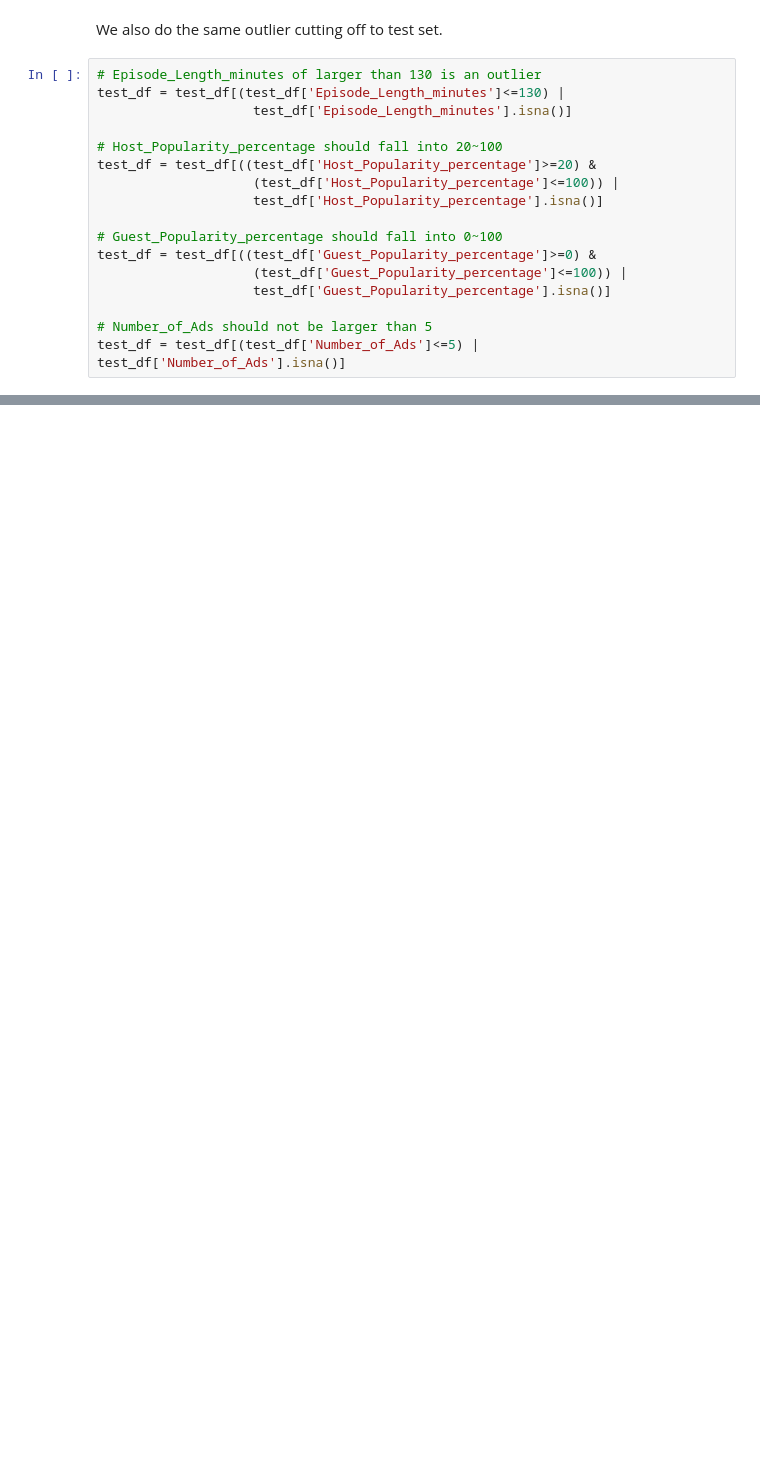
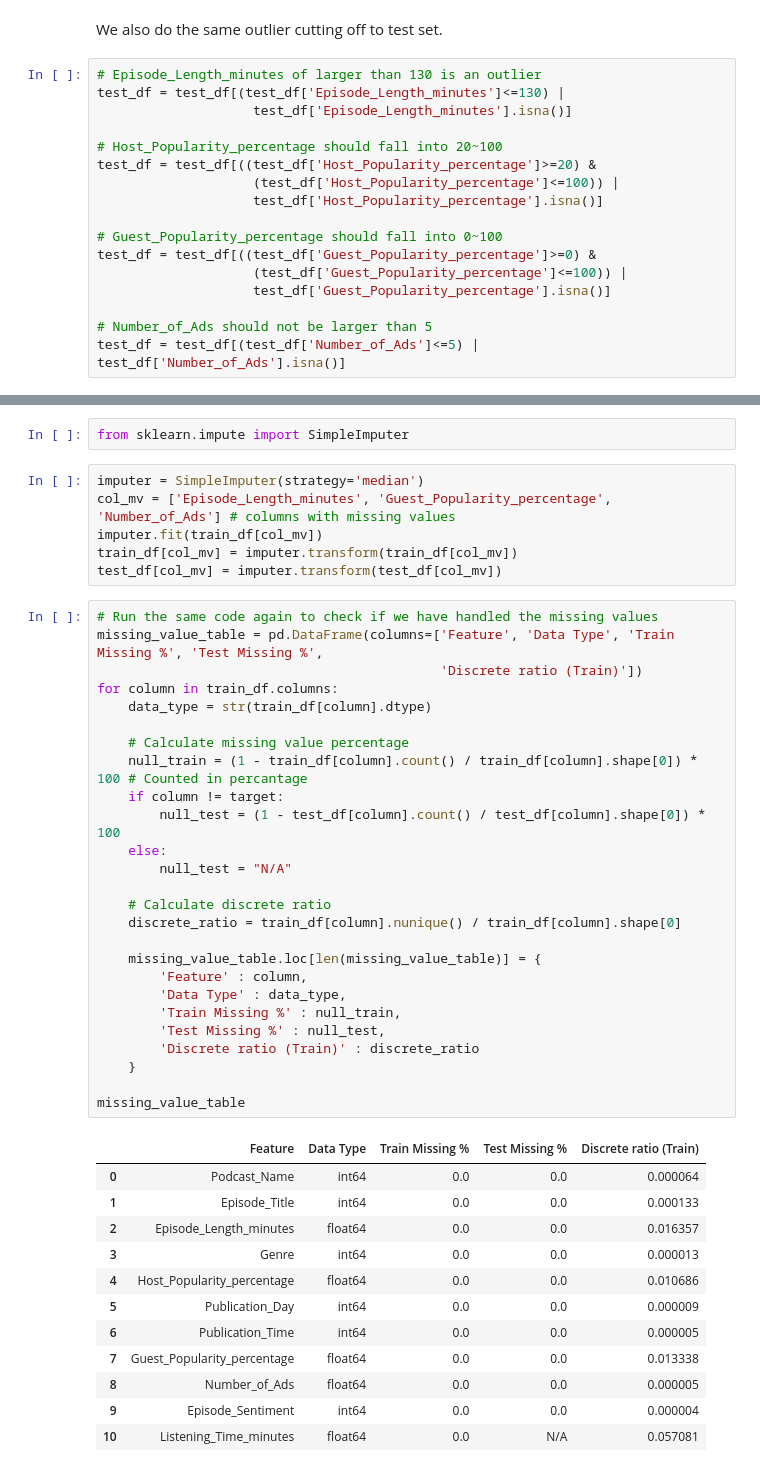
Before and after one commit to twparzi4/kaggle-predict_podcast_listening_time, a Jupyter notebook: Podcast Listening Time.ipynb, the cells around one changed output, grey strips where cells are left out. Drawn from its saved outputs; the diff is of its cells as text; blank space fills up the shorter version.

```diff
--- a/Podcast Listening Time.ipynb
+++ b/Podcast Listening Time.ipynb
@@ -269,0 +317,47 @@ First, we need to make some adjustments on string features.
+# %%
+from sklearn.impute import SimpleImputer
+# %%
+imputer = SimpleImputer(strategy='median')
+col_mv = ['Episode_Length_minutes', 'Guest_Popularity_percentage', 'Number_of_Ads'] # columns with missing values
+imputer.fit(train_df[col_mv])
+train_df[col_mv] = imputer.transform(train_df[col_mv])
+test_df[col_mv] = imputer.transform(test_df[col_mv])
+# %%
+# Run the same code again to check if we have handled the missing values
+missing_value_table = pd.DataFrame(columns=['Feature', 'Data Type', 'Train Missing %', 'Test Missing %',
+                                            'Discrete ratio (Train)'])
+for column in train_df.columns:
+    data_type = str(train_df[column].dtype)
+
+    # Calculate missing value percentage
+    null_train = (1 - train_df[column].count() / train_df[column].shape[0]) * 100 # Counted in percantage
+    if column != target:
+        null_test = (1 - test_df[column].count() / test_df[column].shape[0]) * 100
+    else:
+        null_test = "N/A"
+
+    # Calculate discrete ratio
+    discrete_ratio = train_df[column].nunique() / train_df[column].shape[0]
+
+    missing_value_table.loc[len(missing_value_table)] = {
+        'Feature' : column,
+        'Data Type' : data_type,
+        'Train Missing %' : null_train,
+        'Test Missing %' : null_test,
+        'Discrete ratio (Train)' : discrete_ratio
+    }
+
+missing_value_table
+# %% [output]
+|  | Feature | Data Type | Train Missing % | Test Missing % | Discrete ratio (Train) |
+| 0 | Podcast_Name | int64 | 0.0 | 0.0 | 0.000064 |
+| 1 | Episode_Title | int64 | 0.0 | 0.0 | 0.000133 |
+| 2 | Episode_Length_minutes | float64 | 0.0 | 0.0 | 0.016357 |
+| 3 | Genre | int64 | 0.0 | 0.0 | 0.000013 |
+| 4 | Host_Popularity_percentage | float64 | 0.0 | 0.0 | 0.010686 |
+| 5 | Publication_Day | int64 | 0.0 | 0.0 | 0.000009 |
+| 6 | Publication_Time | int64 | 0.0 | 0.0 | 0.000005 |
+| 7 | Guest_Popularity_percentage | float64 | 0.0 | 0.0 | 0.013338 |
+| 8 | Number_of_Ads | float64 | 0.0 | 0.0 | 0.000005 |
+| 9 | Episode_Sentiment | int64 | 0.0 | 0.0 | 0.000004 |
+| 10 | Listening_Time_minutes | float64 | 0.0 | N/A | 0.057081 |
```
Also changed, not shown: parts of 11 cells of this notebook.
